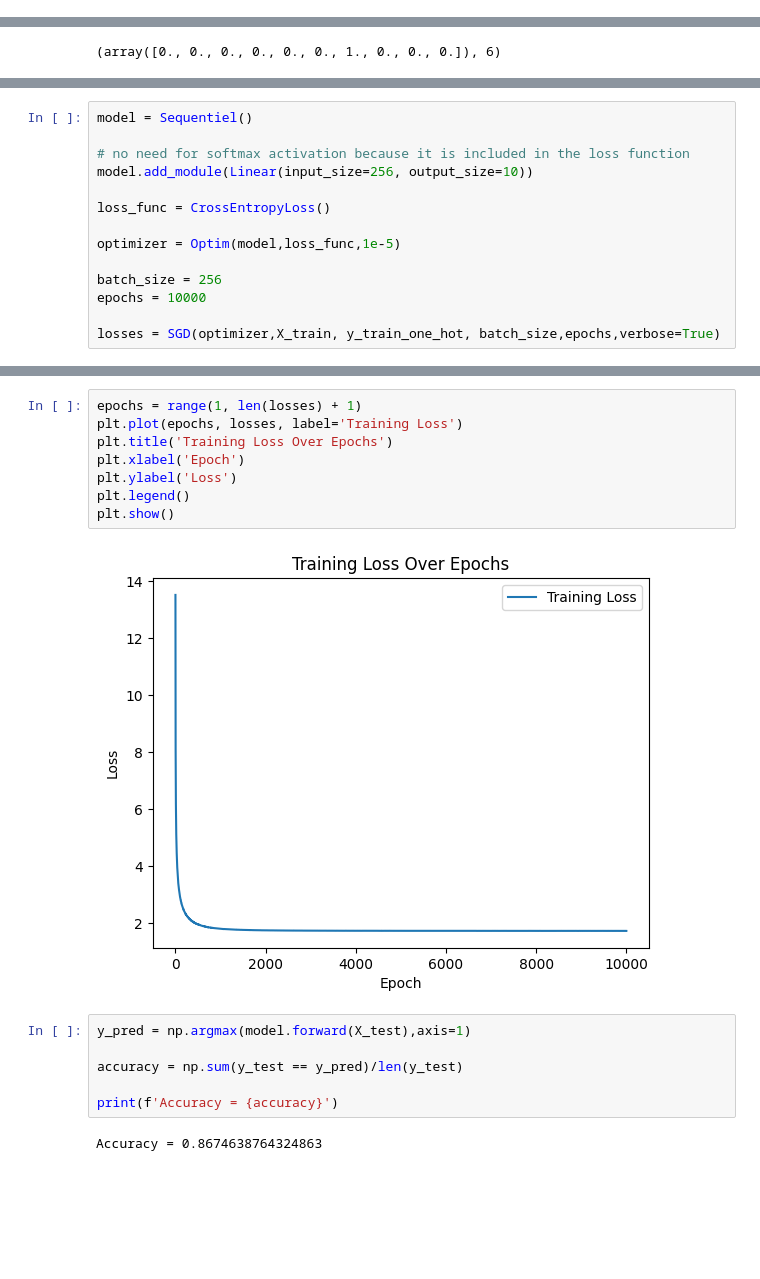
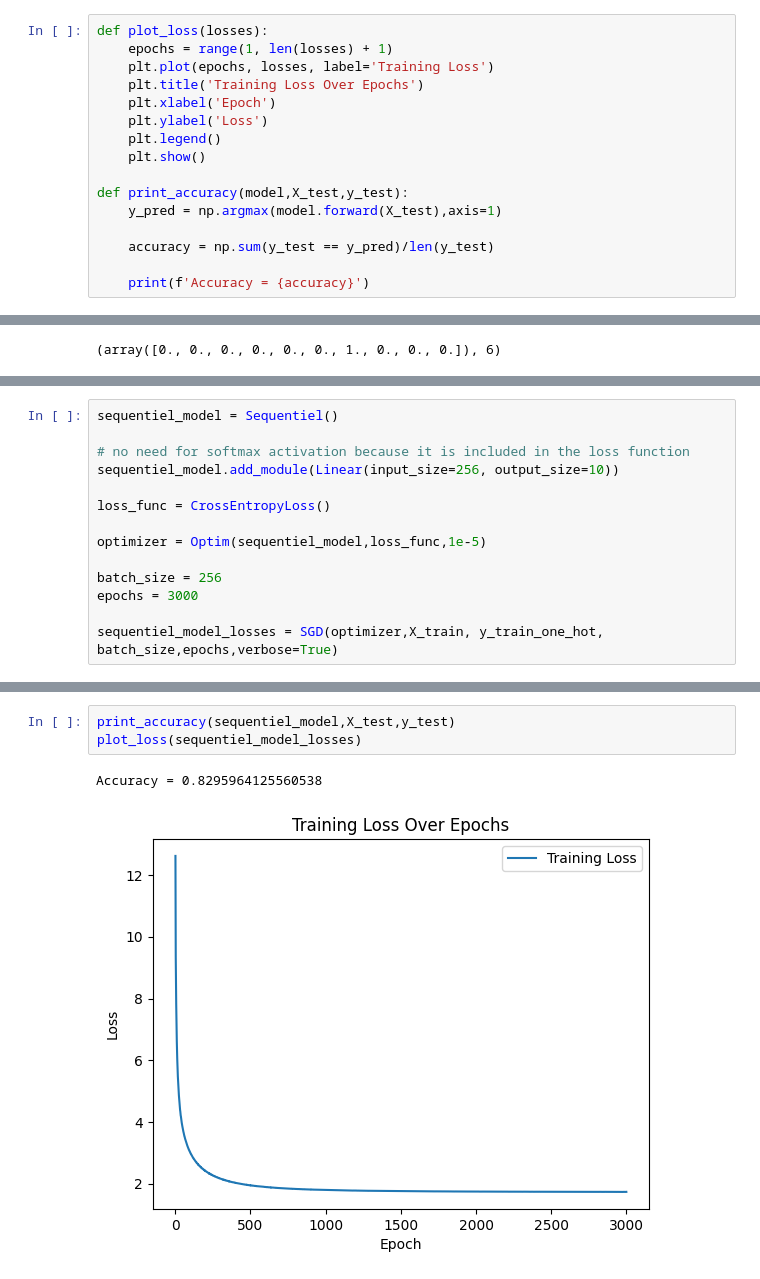
Before and after one commit to Tikai7/Pylamp, a Jupyter notebook: src/MultiClassExperiment.ipynb, the cells around one changed output, grey strips where cells are left out. Saved outputs shown, nothing was run; the diff lists cells and outputs as text; blank space fills up the shorter version.

```diff
--- a/src/MultiClassExperiment.ipynb
+++ b/src/MultiClassExperiment.ipynb
@@ -10,6 +13,22 @@ from pylamp.loss.losses import CrossEntropyLoss
 from pylamp.optim.optimizer import Optim
 from pylamp.optim.optimizer import SGD
 from pylamp.utils.usps import load_usps, show_usps
+# %%
+def plot_loss(losses):
+    epochs = range(1, len(losses) + 1)
+    plt.plot(epochs, losses, label='Training Loss')
+    plt.title('Training Loss Over Epochs')
+    plt.xlabel('Epoch')
+    plt.ylabel('Loss')
+    plt.legend()
+    plt.show()
+
+def print_accuracy(model,X_test,y_test):
+    y_pred = np.argmax(model.forward(X_test),axis=1)
+
+    accuracy = np.sum(y_test == y_pred)/len(y_test)
+
+    print(f'Accuracy = {accuracy}')
 # %% [markdown]
 ## Loading Data
 # %%
@@ -42,15 +61,15 @@ y_train_one_hot[0], y_train[0]
 # %%
-model = Sequentiel()
+sequentiel_model = Sequentiel()
 
 # no need for softmax activation because it is included in the loss function
-model.add_module(Linear(input_size=256, output_size=10))
+sequentiel_model.add_module(Linear(input_size=256, output_size=10))
 
 loss_func = CrossEntropyLoss()
 
-optimizer = Optim(model,loss_func,1e-5)
+optimizer = Optim(sequentiel_model,loss_func,1e-5)
 
 batch_size = 256
-epochs = 10000
+epochs = 3000
 
-losses = SGD(optimizer,X_train, y_train_one_hot, batch_size,epochs,verbose=True)
+sequentiel_model_losses = SGD(optimizer,X_train, y_train_one_hot, batch_size,epochs,verbose=True)
 # %% [output]
@@ -67,19 +86,7 @@ Epoch 9001/10000, Average Loss: 1.7267949363801693
 Training finished.
-# %%
-epochs = range(1, len(losses) + 1)
-plt.plot(epochs, losses, label='Training Loss')
-plt.title('Training Loss Over Epochs')
-plt.xlabel('Epoch')
-plt.ylabel('Loss')
-plt.legend()
-plt.show()
-# %% [output]
-[figure, removed]
-# %%
-y_pred = np.argmax(model.forward(X_test),axis=1)
-
-accuracy = np.sum(y_test == y_pred)/len(y_test)
-
-print(f'Accuracy = {accuracy}')
-# %% [output]
-Accuracy = 0.8674638764324863
+# %%
+print_accuracy(sequentiel_model,X_test,y_test)
+plot_loss(sequentiel_model_losses)
+# %% [output]
+Accuracy = 0.8295964125560538
+[figure, added]
```
Also changed, not shown: parts of 7 cells of this notebook, 4 other files.
